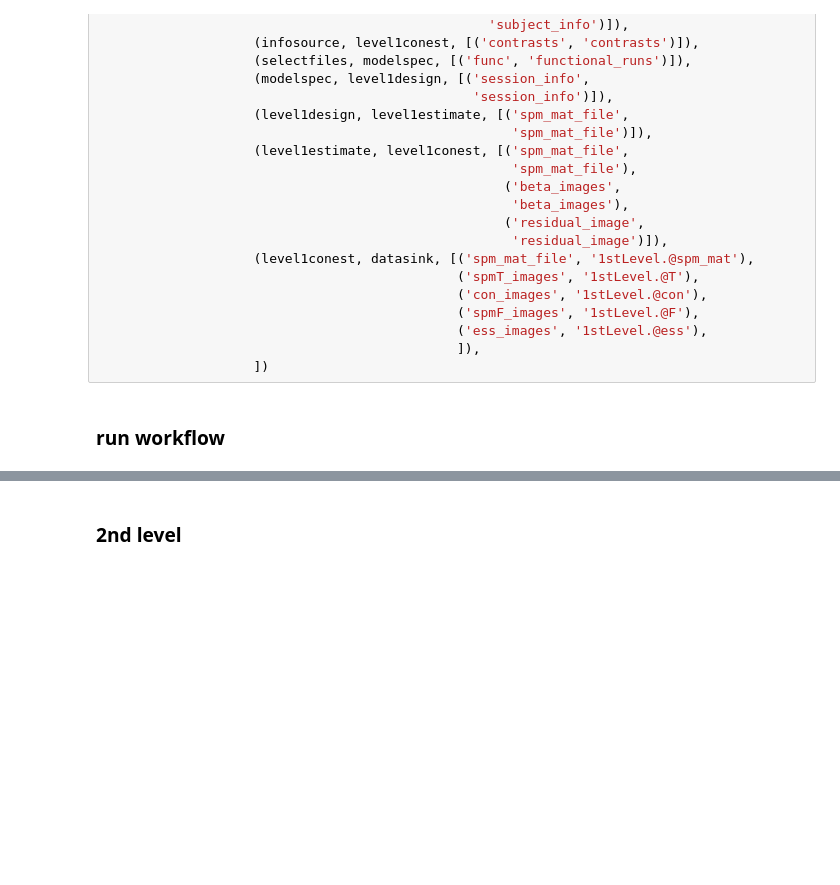
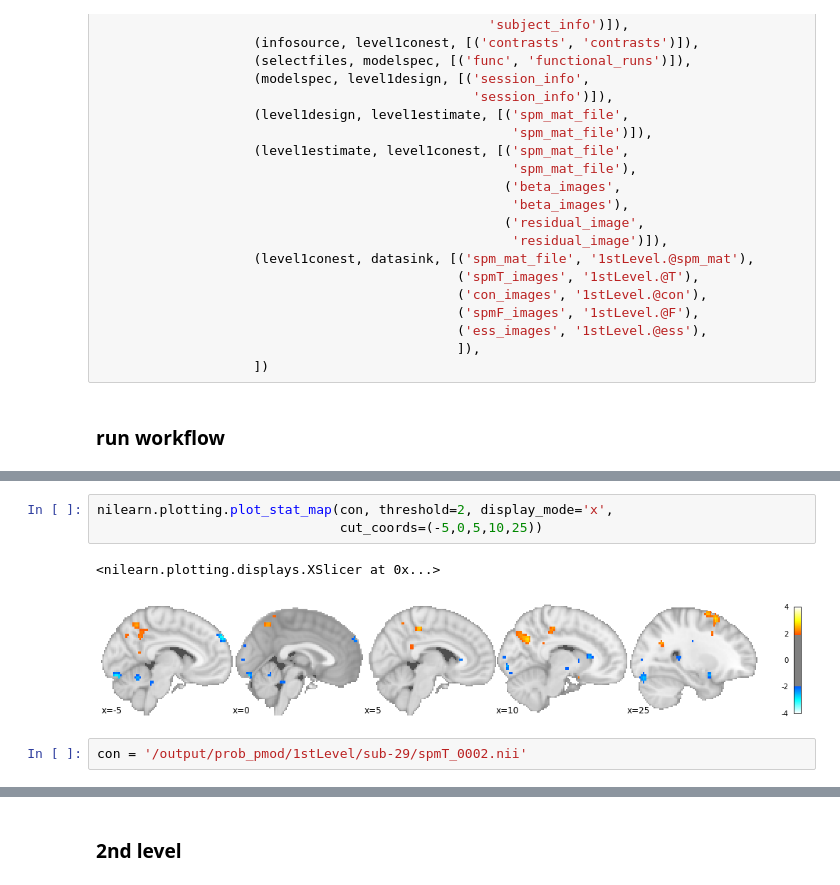
Before and after one commit to syzhang/tsl_data, a Jupyter notebook: imaging/prob_pmod.ipynb, the cells around one changed output, grey strips where cells are left out. Cells and saved outputs as stored; diff of their text form; blank space fills up the shorter version.

```diff
--- a/imaging/prob_pmod.ipynb
+++ b/imaging/prob_pmod.ipynb
@@ -435,0 +515,8 @@ l1analysis.run('MultiProc', plugin_args={'n_procs': 4})
+# %%
+nilearn.plotting.plot_stat_map(con, threshold=2, display_mode='x',
+                               cut_coords=(-5,0,5,10,25))
+# %% [output]
+<nilearn.plotting.displays.XSlicer at 0x...>
+[figure, added]
+# %%
+con = '/output/prob_pmod/1stLevel/sub-29/spmT_0002.nii'
```
Also changed, not shown: parts of 37 cells of this notebook, 2 other files.
